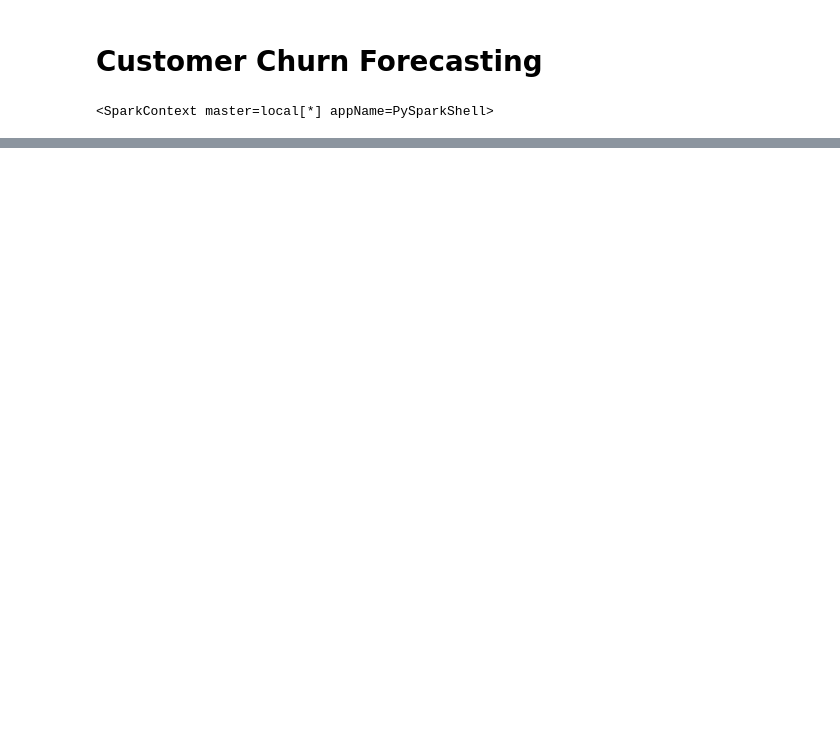
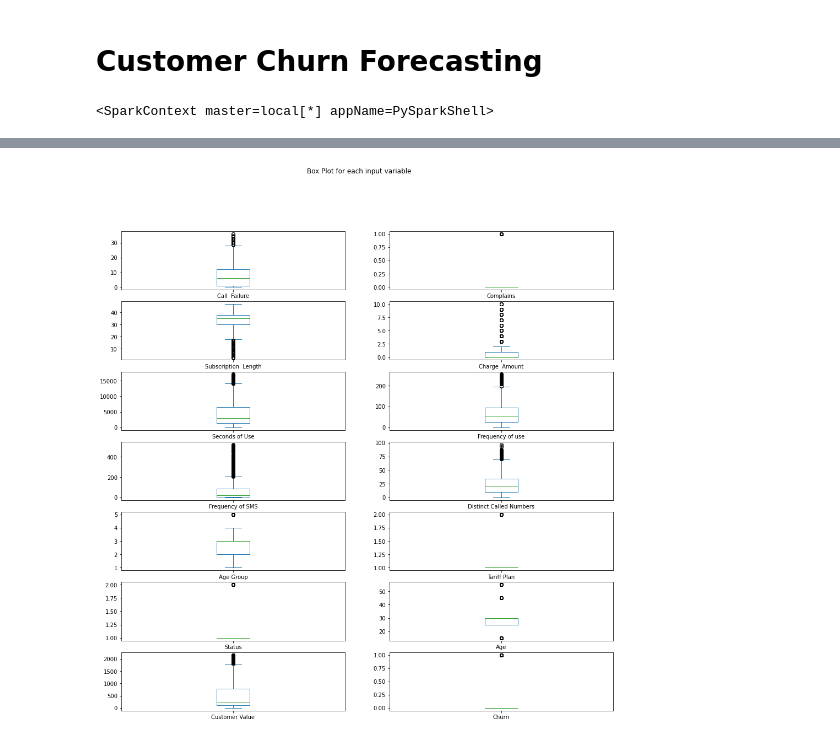
Before and after one commit to DorinBuzilov/2024_MSc_of_DataAnalytics_CA1, a Jupyter notebook: 2024_MSc_of_DataAnalytics_DorinBuzilov_sba20274.ipynb, the cells around one changed output, grey strips where cells are left out. Saved outputs shown, nothing was run; the diff lists cells and outputs as text; code cells hidden in the pictures; blank space fills up the shorter version.

```diff
--- a/2024_MSc_of_DataAnalytics_DorinBuzilov_sba20274.ipynb
+++ b/2024_MSc_of_DataAnalytics_DorinBuzilov_sba20274.ipynb
@@ -28,0 +198,5 @@ data
+# %%
+df.plot(kind='box', subplots=True, layout= (7,2), sharex=False, sharey=False, figsize=(16,16), title='Box Plot for each input variable')
+plt.show()
+# %% [output]
+[figure, added]
```
Also changed, not shown: parts of 125 cells of this notebook.
